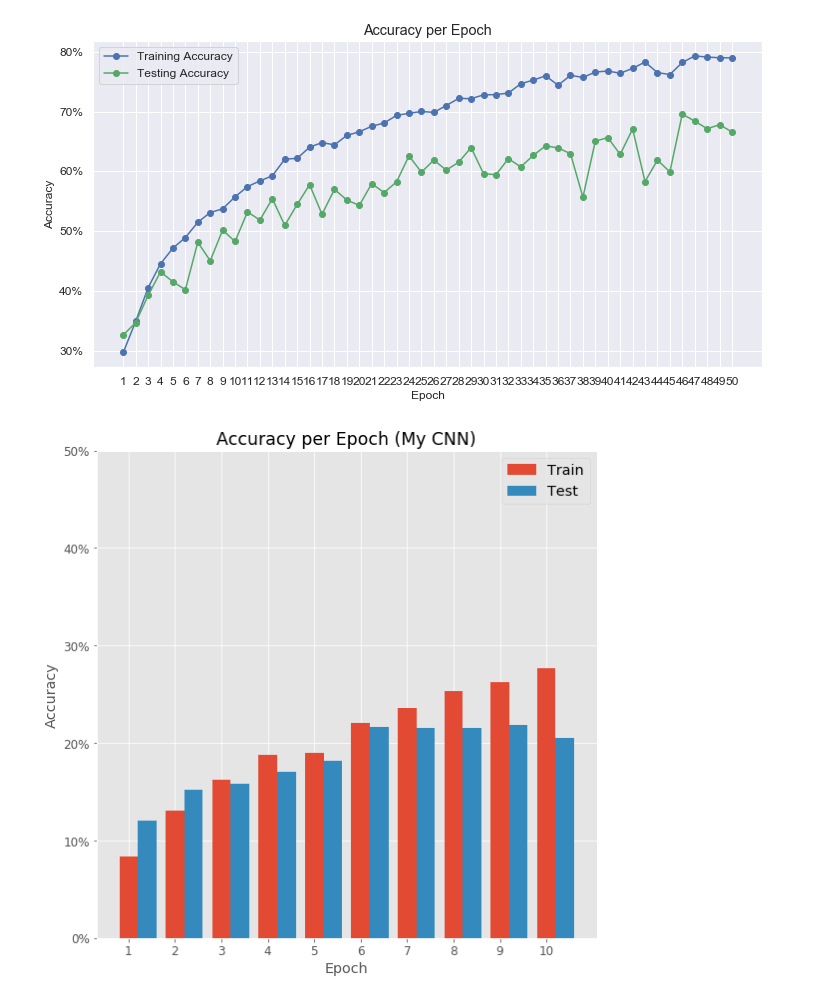
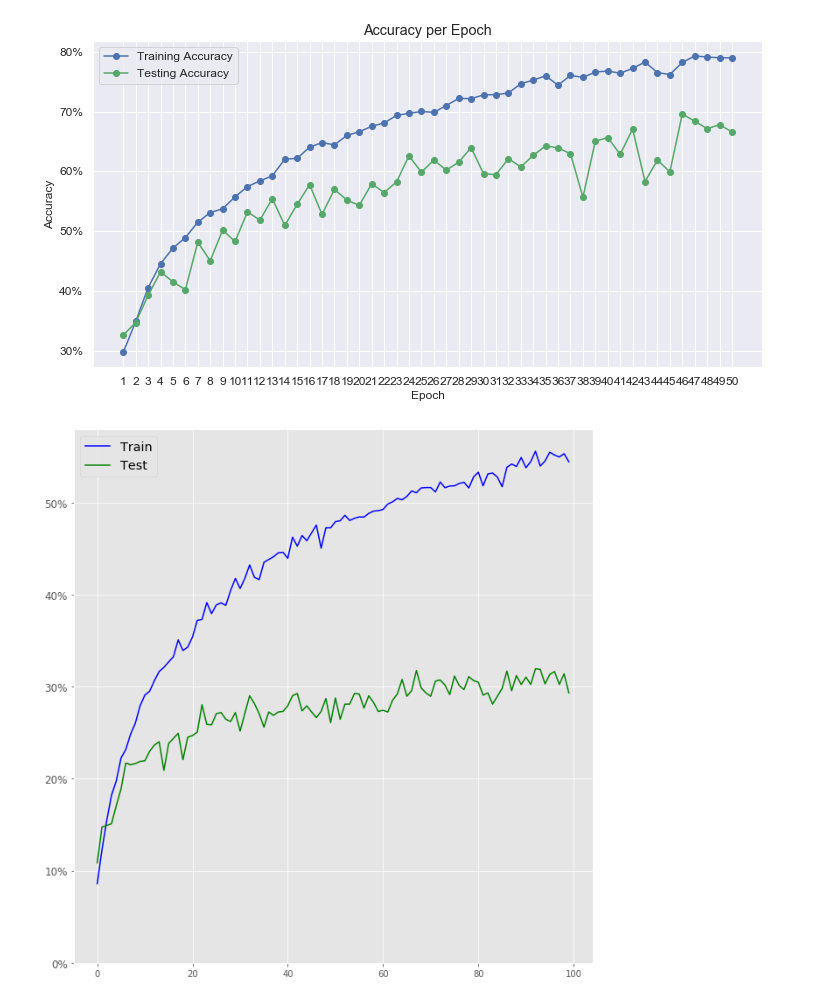
Before and after one commit to NJacobsohn/Whos_That_Pokemon, a Jupyter notebook: notebooks/data_visualization.ipynb, the cells around one changed output. Saved outputs shown, nothing was run; the diff lists cells and outputs as text; code cells hidden in the pictures.

Commit message:
added some images

```diff
--- a/notebooks/data_visualization.ipynb
+++ b/notebooks/data_visualization.ipynb
@@ -388,21 +388,25 @@ make_acc_epoch_plot(grouped_cnn_history.iloc[:, 1], grouped_cnn_history.iloc[:,
 [figure]
 # %%
 col_names = ["loss", "acc", "top_3", "top_5", "val_loss", "val_acc", "val_top_3", "val_top_5"]
-my_cnn_history = pd.read_csv("../models/gen1_regular_history.txt", header=None, names=col_names)
+my_cnn_history = pd.read_csv("../models/gen1_regular_100epochs_history.txt", header=None, names=col_names)
 # %%
 plt.style.use("ggplot")
 # %%
 fig, ax = plt.subplots(figsize=(9, 9))
-x_vals = np.arange(0, 10)
-ax.bar(x=x_vals, width=0.4, height=my_cnn_history.iloc[:, 1], label="Train")
-ax.bar(x=x_vals+0.4, width=0.4, height=my_cnn_history.iloc[:, 5], label="Test")
-ax.set_xticks(x_vals)
-ax.set_xticklabels(x_vals+1, size="large")
+x_vals = np.arange(0, 100)
+#ax.bar(x=x_vals, width=0.4, height=my_cnn_history.iloc[:, 1], label="Train")
+#ax.bar(x=x_vals+0.4, width=0.4, height=my_cnn_history.iloc[:, 5], label="Test")
+ax.plot(x_vals, my_cnn_history.iloc[:, 1], "b-", label="Train")
+ax.plot(x_vals, my_cnn_history.iloc[:, 5], "g-", label="Test")
+#ax.set_xticks(x_vals)
+#ax.set_xticklabels(x_vals+1, size="large")
 ax.set_yticks([0, .1, .2, .3, .4, .5])#, .6, .7, .8, .9, 1])
 ax.set_yticklabels(["0%", "10%", "20%", "30%", "40%", "50%"], size="large")#, "60%", "70%", "80%", "90%", "100%"], size="large")
-ax.set_title("Accuracy per Epoch (My CNN)", size="xx-large")
-ax.set_ylabel('Accuracy', size="x-large")
-ax.set_xlabel('Epoch', size="x-large")
+#ax.set_title("Accuracy per Epoch (My CNN)", size="xx-large")
+#ax.set_ylabel('Accuracy', size="x-large")
+#ax.set_xlabel('Epoch', size="x-large")
 ax.legend(fontsize="x-large");
+plt.tight_layout()
+plt.savefig("../img/acc_per_epoch_100.png")
 # %% [output]
-[figure, old version]
+[figure, new version]
```
Also changed, not shown: 3 other files.
